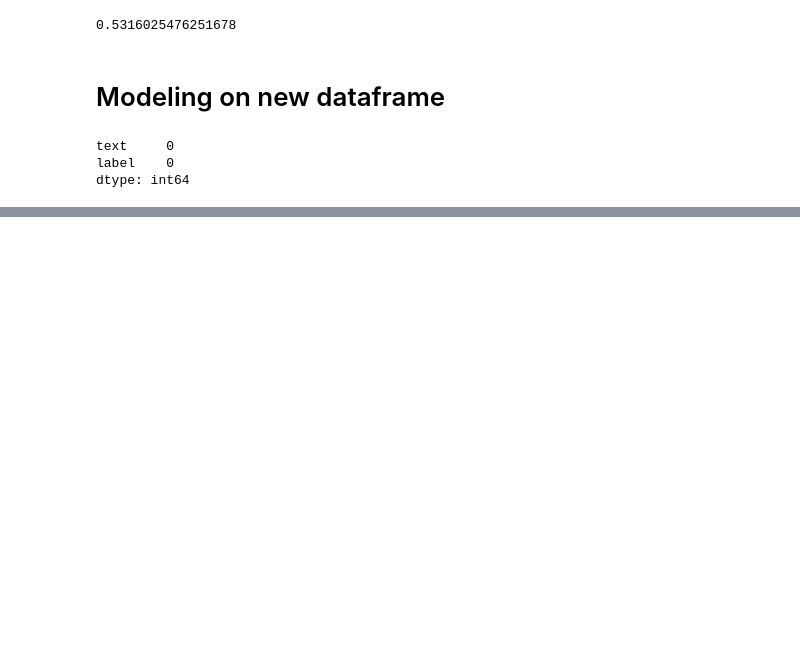
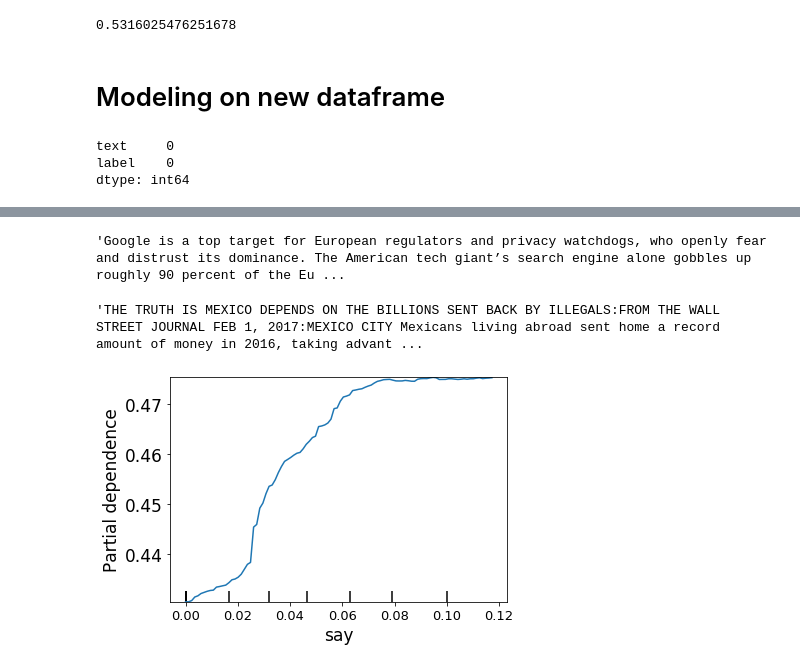
Before and after one commit to benkarlsberg/NLP-Model-Predicting-Fake-News-Probability, a Jupyter notebook: Code.ipynb, the cells around one changed output, grey strips where cells are left out. Drawn from its saved outputs; the diff is of its cells as text; code cells hidden in the pictures; blank space fills up the shorter version.

```diff
--- a/Code.ipynb
+++ b/Code.ipynb
@@ -742,0 +926,6 @@ accuracy_score(y_test, y_hat)
+# %%
+# NYT Example
+
+df_all['text'][70003]
+# %% [output]
+'Google is a top target for European regulators and privacy watchdogs, who openly fear and distrust its dominance. The American tech giant’s search engine alone gobbles up roughly 90 percent of the Eu ...
@@ -742,0 +938,4 @@ accuracy_score(y_test, y_hat)
+# %%
+false_positives.text[11577]
+# %% [output]
+'THE TRUTH IS MEXICO DEPENDS ON THE BILLIONS SENT BACK BY ILLEGALS:FROM THE WALL STREET JOURNAL FEB 1, 2017:MEXICO CITY Mexicans living abroad sent home a record amount of money in 2016, taking advant ...
@@ -742,0 +947,7 @@ accuracy_score(y_test, y_hat)
+# %%
+# Partial Dependence Plot (reduce features or else breaks kernel)
+plot_partial_dependence(rfc, tfidf_X_train_df.sample(frac=.1), ['say'], n_jobs=-1)
+fig = plt.gcf()
+plt.tight_layout()
+# %% [output]
+[figure, added]
```
Also changed, not shown: parts of 50 cells of this notebook, 1 other file.
